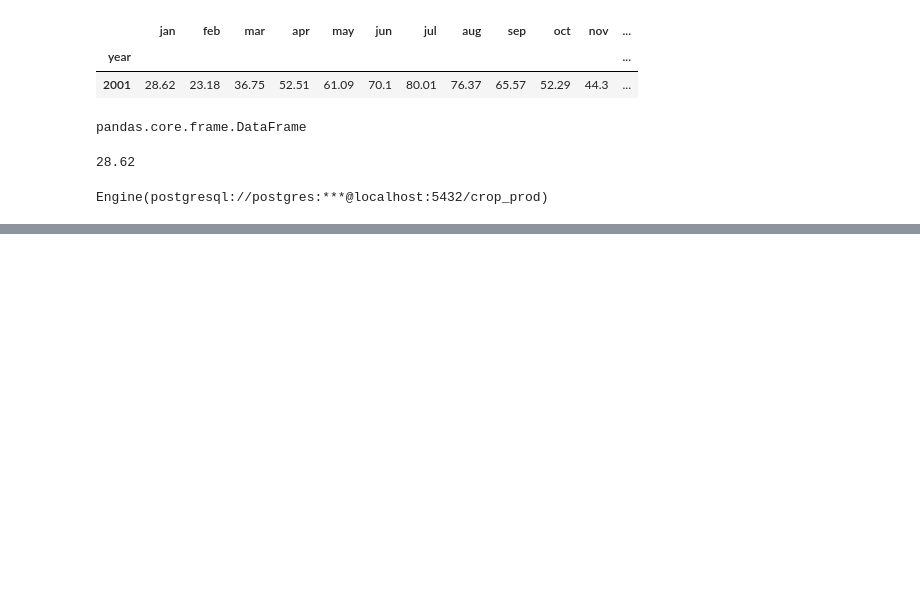
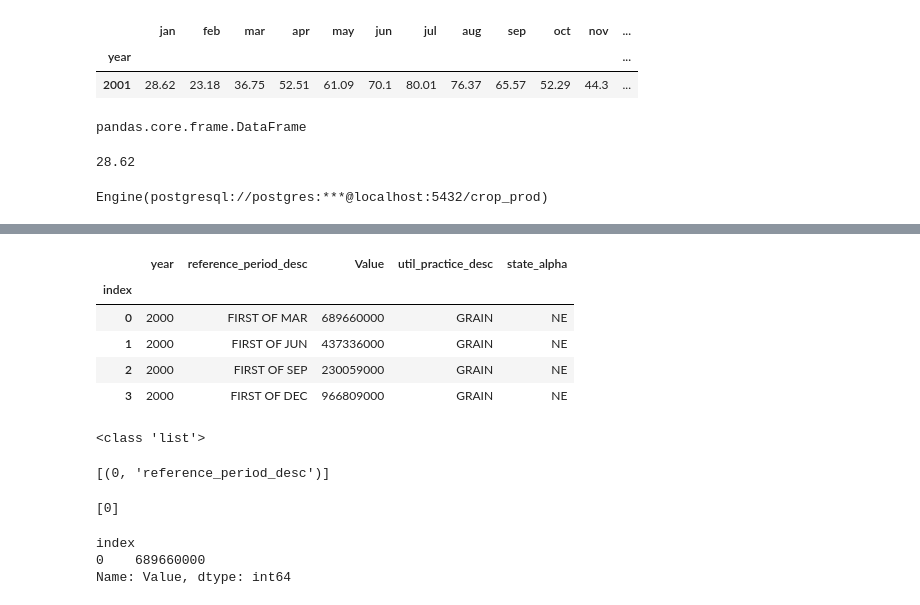
Before and after one commit to stew1922/data_farming, a Jupyter notebook: notebooks/carolina.ipynb, the cells around one changed output, grey strips where cells are left out. Cells and saved outputs as stored; diff of their text form; code cells hidden in the pictures; blank space fills up the shorter version.

```diff
--- a/notebooks/carolina.ipynb
+++ b/notebooks/carolina.ipynb
@@ -350,0 +371,5 @@ final_crop.tail(10)
+# %%
+# select state
+state_to_pull_data = 'NE'
+select_state = final_crop.loc[final_crop['state_alpha']== state_to_pull_data]
+select_state
@@ -350,0 +382,65 @@ final_crop.tail(10)
+# %%
+# Reset index to 0 thru 3 depending on the time of the year the rows
+# may be incomplete==> so we need to loop to find how many rows the new dataframe would have
+length_new_df = len(select_state)
+create_own_in = list()
+for new_df_row in range(length_new_df):
+    create_own_in.append(new_df_row)
+
+create_own_in
+
+select_state['index']=create_own_in
+select_state.set_index("index", inplace=True)
+select_state
+# %% [output]
+|  | year | reference_period_desc | Value | util_practice_desc | state_alpha |
+| index |  |  |  |  |  |
+| 0 | 2000 | FIRST OF MAR | 689660000 | GRAIN | NE |
+| 1 | 2000 | FIRST OF JUN | 437336000 | GRAIN | NE |
+| 2 | 2000 | FIRST OF SEP | 230059000 | GRAIN | NE |
+| 3 | 2000 | FIRST OF DEC | 966809000 | GRAIN | NE |
+# %%
+# extract dataframe values and wrap them in variables
+row_search ='FIRST OF MAR'
+def get_indexes (select_state,row_search): # function from https://thispointer.com/python-find-indexes-of-an-element-in-pandas-dataframe/
+    list_of_pos = list()
+    result = select_state.isin([row_search])
+    series_obj = result.any()
+    column_names = list(series_obj[series_obj==True].index)
+    for col in column_names:
+        rows = list(result[col][result[col]==True].index)
+        for row in rows:
+            list_of_pos.append((row,col))
+    return list_of_pos
+
+my_list_of_positions =get_indexes(select_state,row_search)
+print (type(my_list_of_positions))
+my_list_of_positions
+# %% [output]
+<class 'list'>
+[(0, 'reference_period_desc')]
+# %%
+# changed function to obtain row number only
+def get_row_index (select_state,row_search):
+    list_of_rows = list()
+    result = select_state.isin([row_search])
+    series_obj = result.any()
+    column_names = list(series_obj[series_obj==True].index)
+    for col in column_names:
+        rows = list(result[col][result[col]==True].index)
+        for row in rows:
+            list_of_rows.append((row))
+    return list_of_rows
+
+my_1st_mar =get_row_index(select_state,row_search)
+my_1st_mar
+# %% [output]
+[0]
+# %%
+# extract value from the row that matches search for row_search
+my_1st_mar_value = select_state.iloc[my_1st_mar]['Value']
+my_1st_mar_value
+# %% [output]
+index
+0    689660000
+Name: Value, dtype: int64
```
Also changed, not shown: parts of 7 cells of this notebook, 4 other files.
